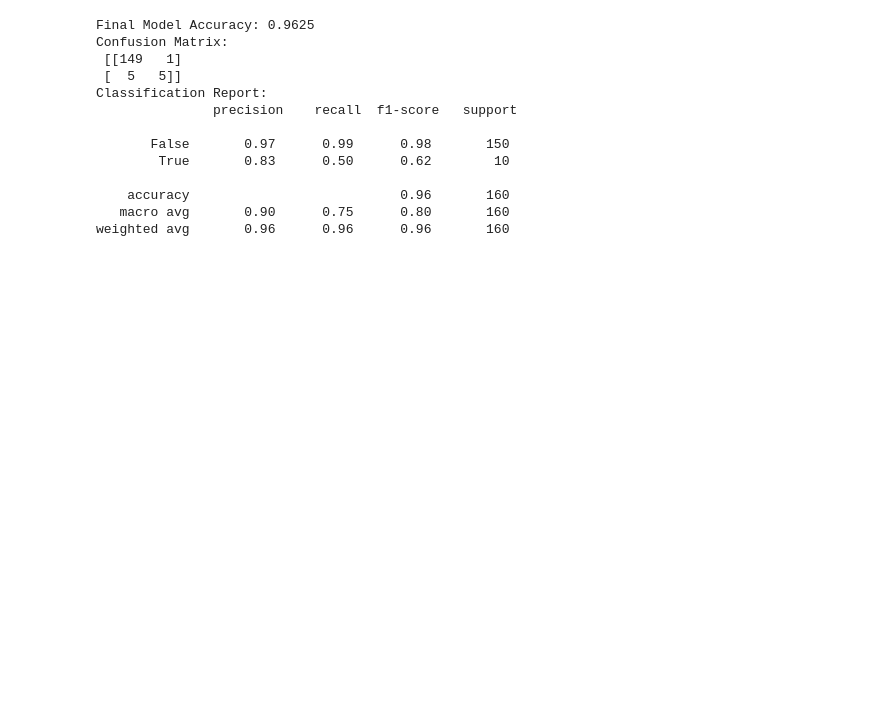
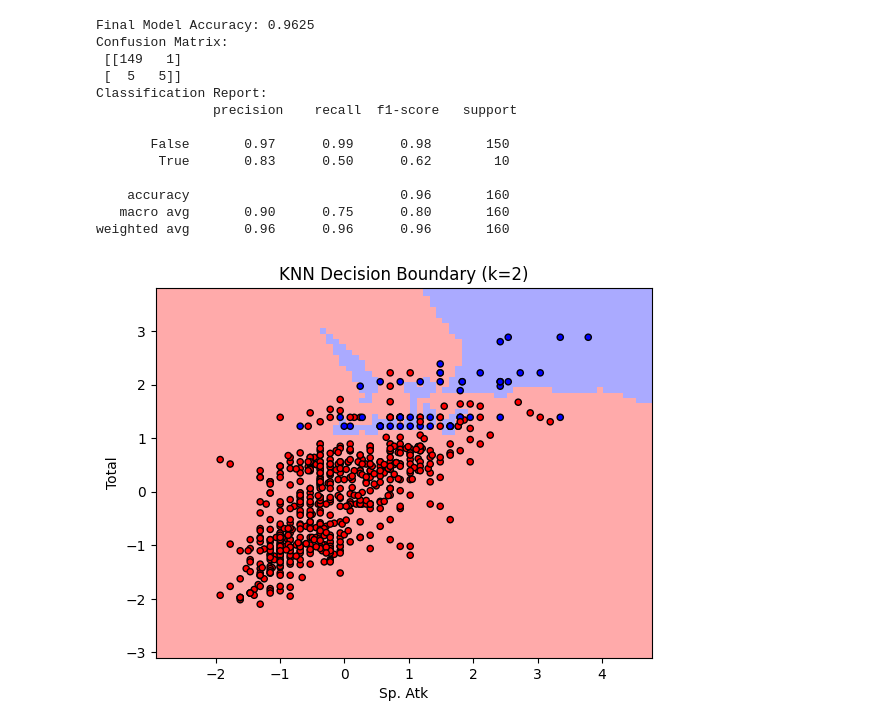
Before and after one commit to vin-42/pokemon-data, a Jupyter notebook: main.ipynb, the cells around one changed output. Saved outputs shown, nothing was run; the diff lists cells and outputs as text; code cells hidden in the pictures; blank space fills up the shorter version.

```diff
--- a/main.ipynb
+++ b/main.ipynb
@@ -237,3 +238,40 @@ Classification Report:
     accuracy                           0.96       160
    macro avg       0.90      0.75      0.80       160
 weighted avg       0.96      0.96      0.96       160
+# %%
+def plot_decision_boundary(X, y, k):
+    # Create color maps
+    cmap_light = ListedColormap(['#FFAAAA', '#AAAAFF'])
+    cmap_bold = ListedColormap(['#FF0000', '#0000FF'])
+
+    # Train KNN model
+    knn = KNeighborsClassifier(n_neighbors=k)
+    knn.fit(X, y)
+
+    # Generate mesh grid
+    x_min, x_max = X[:, 0].min() - 1, X[:, 0].max() + 1
+    y_min, y_max = X[:, 1].min() - 1, X[:, 1].max() + 1
+    xx, yy = np.meshgrid(np.arange(x_min, x_max, 0.1),
+                         np.arange(y_min, y_max, 0.1))
+
+    # Predict on mesh grid
+    Z = knn.predict(np.c_[xx.ravel(), yy.ravel()])
+    Z = Z.reshape(xx.shape)
+
+    # Plot decision boundary
+    plt.figure()
+    plt.pcolormesh(xx, yy, Z, cmap=cmap_light)
+
+    # Plot training points
+    plt.scatter(X[:, 0], X[:, 1], c=y, cmap=cmap_bold,
+                edgecolor='k', s=20)
+    plt.xlim(xx.min(), xx.max())
+    plt.ylim(yy.min(), yy.max())
+    plt.title(f'KNN Decision Boundary (k={k})')
+    plt.xlabel('Sp. Atk')
+    plt.ylabel('Total')
+    plt.show()
+
+plot_decision_boundary(X_train, y_train, k=2)
+# %% [output]
+[figure, added]
```
Also changed, not shown: parts of 5 cells of this notebook.
